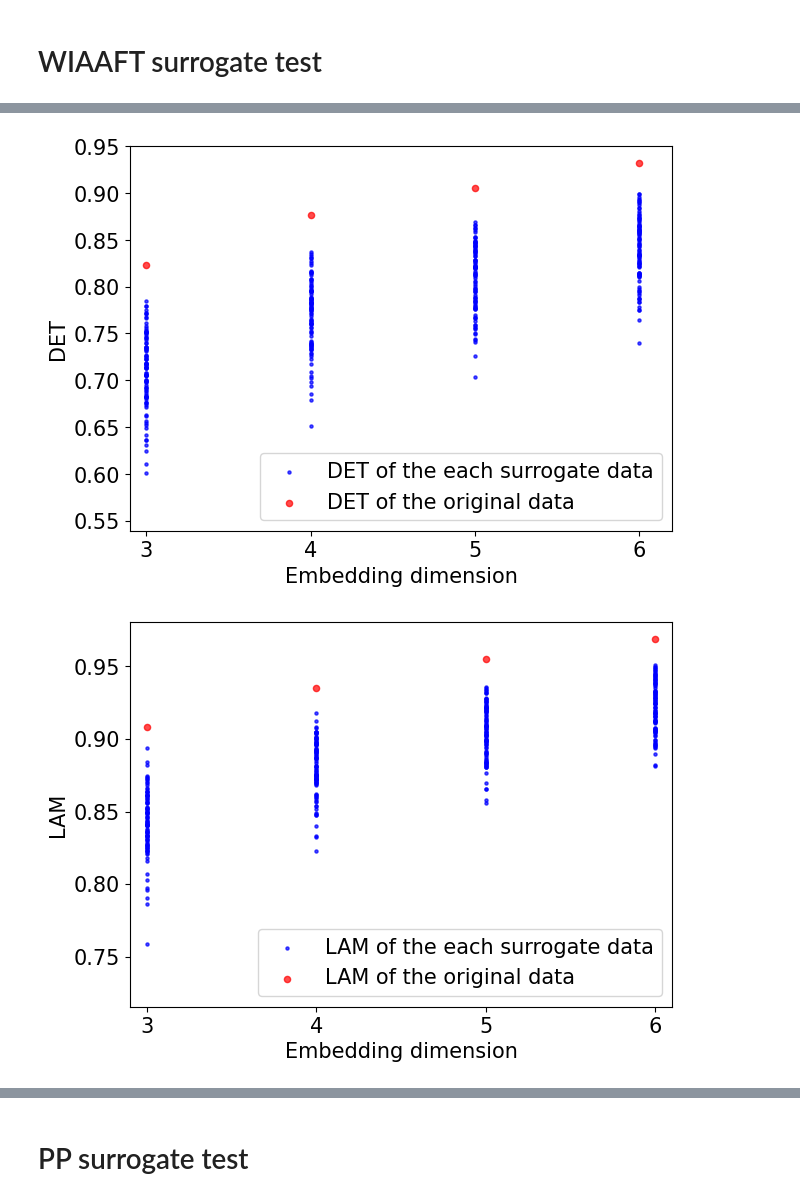
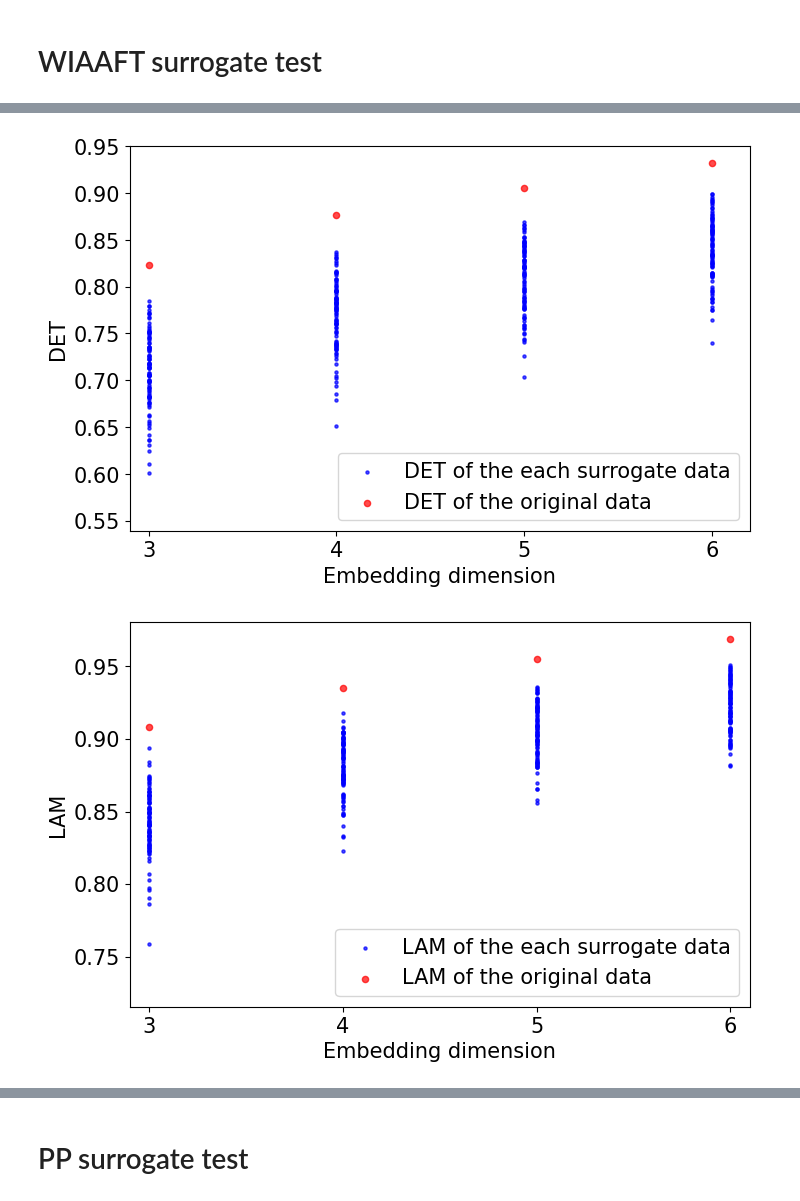
Before and after one commit to elmaguin55/RQA_ADF_on_PSEi, a Jupyter notebook: RQA/stocks.ipynb, the cells around one changed output, grey strips where cells are left out. Cells and saved outputs as stored; diff of their text form; code cells hidden in the pictures.

```diff
--- a/RQA/stocks.ipynb
+++ b/RQA/stocks.ipynb
@@ -9,7 +9,7 @@ from pyunicorn.timeseries import RecurrenceNetwork
 from pyunicorn.timeseries import RecurrencePlot
 from pyunicorn.core import Network
 rcParams.update({'font.size': 15})
-plt.rcParams['figure.figsize'] = [7, 5]
+plt.rcParams['figure.figsize'] = [8, 5]
 import sys,os, shutil
 from packaging import version
 import importlib
@@ -20,7 +20,6 @@ from tqdm import tqdm
 import warnings
 !chmod +x ./mutual
 !chmod +x ./false_nearest
-warnings.filterwarnings("ignore", category=RuntimeWarning)
 # %%
 #FUNCTIONS
 def open_file(rootfilename, dimension,thr):
@@ -111,10 +119,7 @@ plt.close()
 # WIAAFT surrogate test
 # %%
 def sur_test(l, m, thr):
-    kk = []
-    a, b, c = open_file("surro_index/WIAAFT/qp_surr", m, thr)
-    d, e, z, u, matrix_surr= RP_RN(l, m, thr)
-    return a, b, c
+    return open_file("surro_index/WIAAFT/qp_surr", m, thr)
 # %%
 t_min=6
 k="stocks"
@@ -261,33 +266,33 @@ ax3.scatter(embed, det_j, color='red', alpha=0.7, s=20, label='DET of the origin
 ax3.set_xlim(2.9, 6.2)
 ax3.set_xticks(np.arange(3, 7, 1))
 ax3.set_xlabel("Embedding dimension")
 ax3.set_ylabel("DET")
 ax3.legend(loc='lower right')
 fig3.savefig('test_output/WIAAFT/WIAAFT_surro_m.pdf', format="pdf", dpi=300)
 plt.show()
 plt.close()
 fig4, ax4 = plt.subplots(1)
 ax4.scatter(np.concatenate(kkk), np.concatenate(lam_surro), color='blue', alpha=0.7, s=5, label = "LAM of the each surrogate data")
 ax4.scatter(embed, lam_j, color='red', alpha=0.7, s=20, label='LAM of the original data')
 ax4.set_xlim(2.9, 6.1)
 ax4.set_xlabel("Embedding dimension")
 ax4.set_ylabel("LAM")
 ax4.legend(loc='lower right')
 ax4.set_xticks(np.arange(3, 7, 1))
 plt.show()
 plt.close()
 fig4.savefig('test_output/WIAAFT/WIAAFT_surro_lam_m.pdf', format="pdf", dpi=300)
 fig5, ax5 = plt.subplots(1)
-ax5.scatter(np.concatenate(kkk), ent_surro, color='blue', alpha=0.7, s=5, label = "ENTR of the each surrogate data")
+ax5.scatter(np.concatenate(kkk), np.concatenate(ent_surro), color='blue', alpha=0.7, s=5, label = "ENTR of the each surrogate data")
 ax5.scatter(embed, ent_j, color='red', alpha=0.7, s=20, label='ENTR of the original data')
 ax5.set_xlim(2.9, 6.1)
 ax5.set_xlabel("Embedding dimension")
 ax5.set_ylabel("ENTR")
 ax5.legend(loc='lower right')
 ax5.set_xticks(np.arange(3, 7, 1))
 fig5.savefig('test_output/WIAAFT/WIAAFT_surro_entr_m.pdf', format="pdf", dpi=300)
 plt.show()
 plt.close()
 # %% [output]
-[figure, old version]
+[figure, new version]
-[figure, old version]
+[figure, new version]
```
Also changed, not shown: parts of 9 cells of this notebook, 57 other files.
